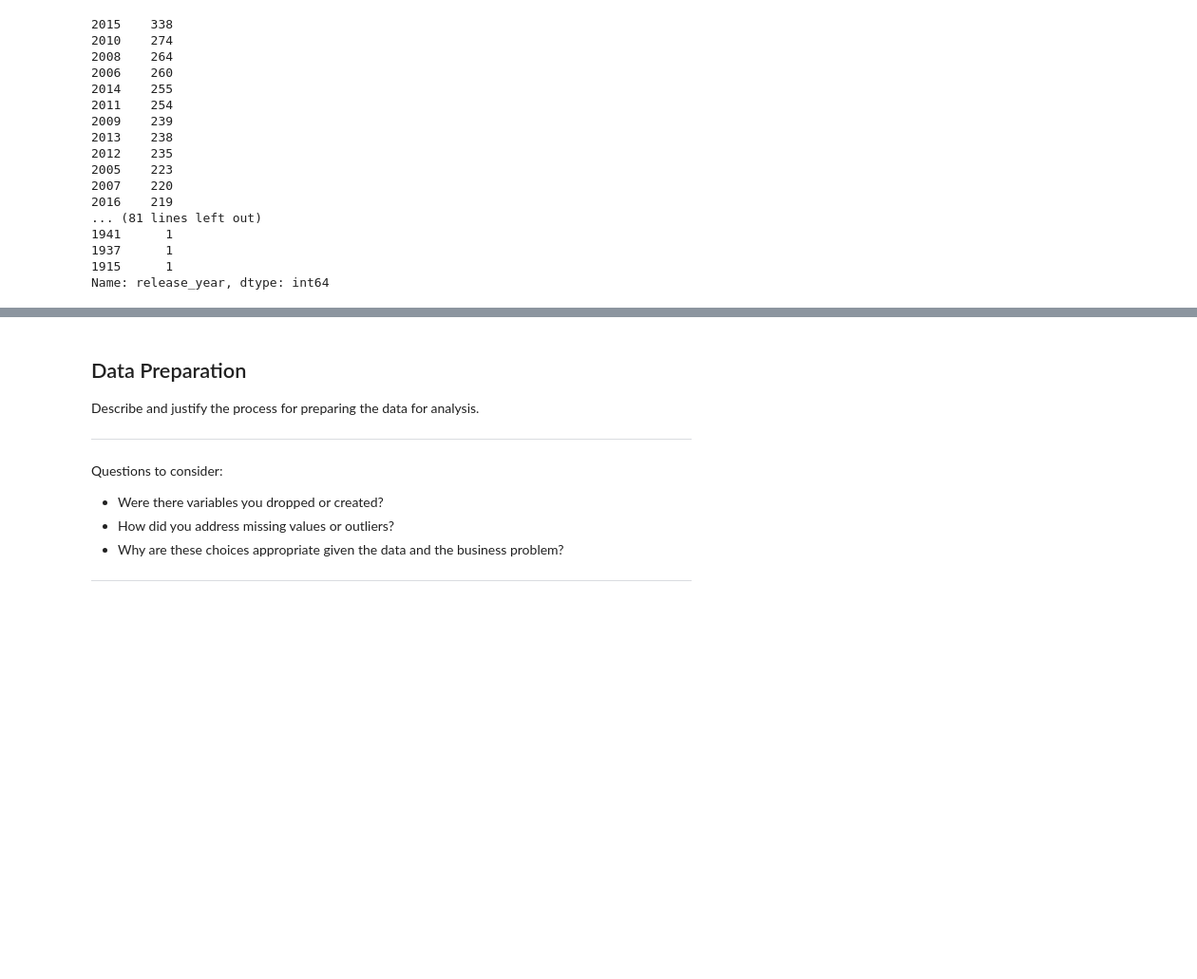
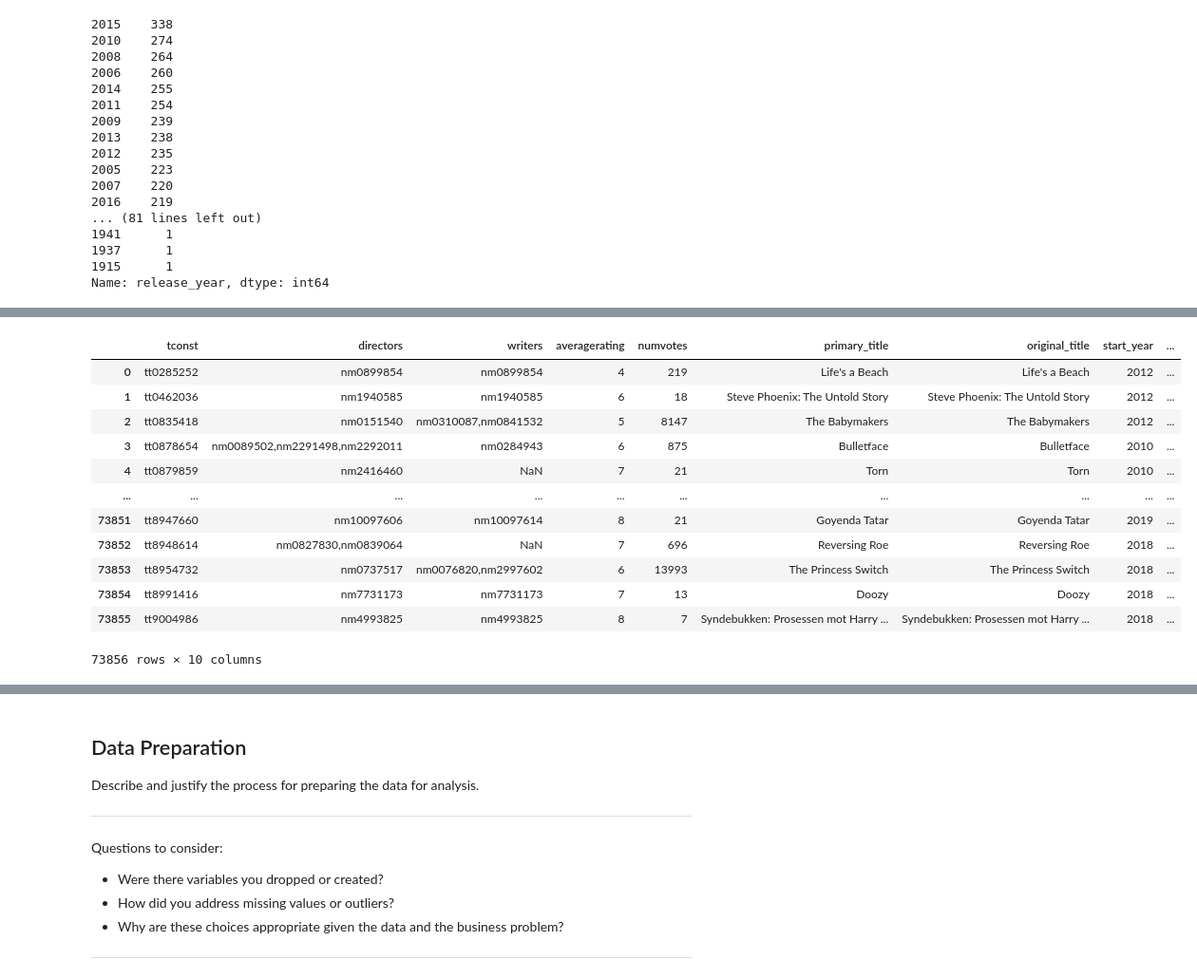
Before and after one commit to jxn628/dsc-phase-1-project, a Jupyter notebook: student.ipynb, the cells around one changed output, grey strips where cells are left out. Shown: that part at 95% size. Drawn from its saved outputs; the diff is of its cells as text; code cells hidden in the pictures; blank space fills up the shorter version.

```diff
--- a/student.ipynb
+++ b/student.ipynb
@@ -371,7 +371,7 @@ cleaned_worldwide_3
 Name: worldwide_gross, Length: 5782, dtype: float64
 # %%
 #This takes the decimal places out of floats. I may need to change this for some of the other features.
-pd.options.display.float_format = '{:,.0f}'.format
+#pd.options.display.float_format = '{:,.0f}'.format
 # %%
 #Putting my cleaned data into the table.
 table9["production_budget"] = cleaned_budget_3
@@ -573,9 +690,3 @@ table9.sort_values(by='ROI', ascending=False).head(100)
 #question of what TYPES of movies should be made.
 
 #After this, I plan on investigating review scores, giving me Financials, Review Scores, and Genres to work with.
-# %%
-#This dataset has genre information. I will investigate.
-#I am saving it as table7 as it is the 7th table in the list of 11 that I was given.
-
-table7 = tables['imdb_title_basics_csv_gz']
-table7
@@ -598,0 +809,4 @@ table2.sort_values(by='release_date', ascending=True).head(100)
+# %%
+#I am going to merge several of the IMDB datasets together, using the tconst as a key.
+imdb_df = pd.merge(table1, table4, left_on= 'tconst', right_on= 'tconst')
+imdb_df
@@ -598,0 +827,17 @@ table2.sort_values(by='release_date', ascending=True).head(100)
+# %%
+imdb_df= pd.merge(imdb_df, table7, left_on= 'tconst', right_on= 'tconst')
+imdb_df
+# %% [output]
+|  | tconst | directors | writers | averagerating | numvotes | primary_title | original_title | start_year | ... |
+| 0 | tt0285252 | nm0899854 | nm0899854 | 4 | 219 | Life's a Beach | Life's a Beach | 2012 | ... |
+| 1 | tt0462036 | nm1940585 | nm1940585 | 6 | 18 | Steve Phoenix: The Untold Story | Steve Phoenix: The Untold Story | 2012 | ... |
+| 2 | tt0835418 | nm0151540 | nm0310087,nm0841532 | 5 | 8147 | The Babymakers | The Babymakers | 2012 | ... |
+| 3 | tt0878654 | nm0089502,nm2291498,nm2292011 | nm0284943 | 6 | 875 | Bulletface | Bulletface | 2010 | ... |
+| 4 | tt0879859 | nm2416460 | NaN | 7 | 21 | Torn | Torn | 2010 | ... |
+| ... | ... | ... | ... | ... | ... | ... | ... | ... | ... |
+| 73851 | tt8947660 | nm10097606 | nm10097614 | 8 | 21 | Goyenda Tatar | Goyenda Tatar | 2019 | ... |
+| 73852 | tt8948614 | nm0827830,nm0839064 | NaN | 7 | 696 | Reversing Roe | Reversing Roe | 2018 | ... |
+| 73853 | tt8954732 | nm0737517 | nm0076820,nm2997602 | 6 | 13993 | The Princess Switch | The Princess Switch | 2018 | ... |
+| 73854 | tt8991416 | nm7731173 | nm7731173 | 7 | 13 | Doozy | Doozy | 2018 | ... |
+| 73855 | tt9004986 | nm4993825 | nm4993825 | 8 | 7 | Syndebukken: Prosessen mot Harry ... | Syndebukken: Prosessen mot Harry ... | 2018 | ... |
+73856 rows × 10 columns
```
Also changed, not shown: parts of 45 cells of this notebook.
